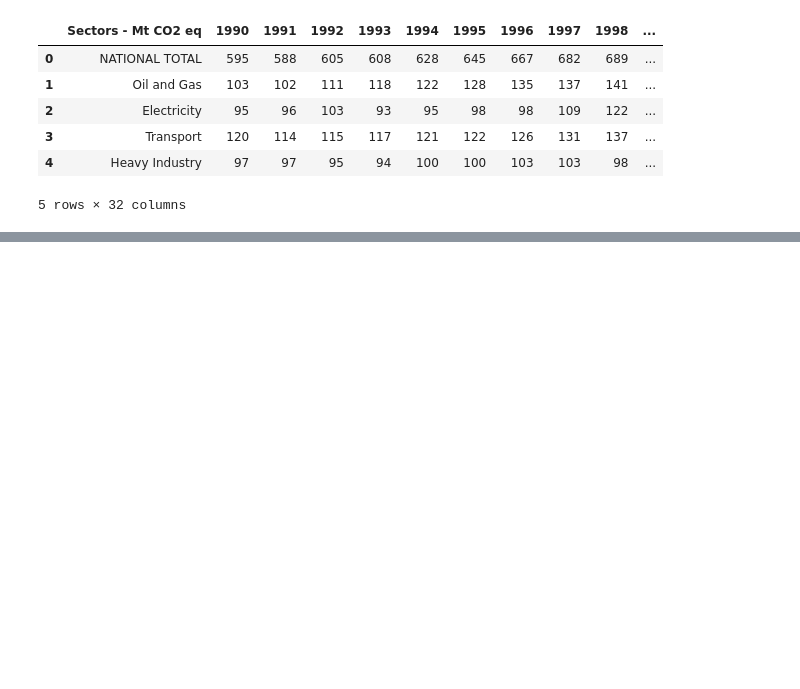
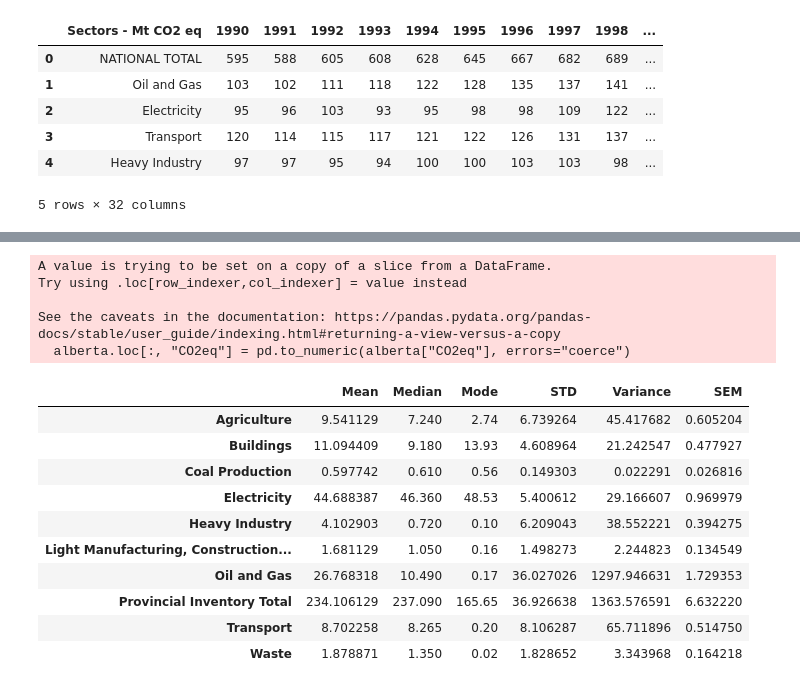
Before and after one commit to fabiomarcullo/Project_1_Climate_Action_Goals, a Jupyter notebook: Project_Sustainability_Data.ipynb, the cells around one changed output, grey strips where cells are left out. Saved outputs shown, nothing was run; the diff lists cells and outputs as text; code cells hidden in the pictures; blank space fills up the shorter version.

```diff
--- a/Project_Sustainability_Data.ipynb
+++ b/Project_Sustainability_Data.ipynb
@@ -128,0 +115,43 @@ Provices_Result.head(20)
+# %%
+alberta = provices_result[provices_result["Region"] == "Alberta"]
+ontario = provices_result[provices_result["Region"] == "Ontario"]
+quebec = provices_result[provices_result["Region"] == "Quebec"]
+
+alberta.loc[:, "CO2eq"] = pd.to_numeric(alberta["CO2eq"], errors="coerce")
+
+alberta_scores_mean = alberta.groupby(["Source"])["CO2eq"].mean()
+alberta_scores_median = alberta.groupby(["Source"]).median()
+alberta_scores_mode = alberta.groupby(["Source"])["CO2eq"].apply(lambda x: x.mode()[0])
+alberta_scores_std = alberta.groupby(["Source"])["CO2eq"].std()
+alberta_scores_var = alberta.groupby(["Source"])["CO2eq"].var()
+alberta_scores_sem = alberta.groupby(["Source"])["CO2eq"].sem()
+
+alberta_scores = pd.DataFrame({
+    "Mean": alberta_scores_mean,
+    "Median": alberta_scores_median["CO2eq"],
+    "Mode": alberta_scores_mode,
+    "STD": alberta_scores_std,
+    "Variance": alberta_scores_var,
+    "SEM": alberta_scores_sem
+})
+
+alberta_scores.index.name = None
+
+alberta_scores
+# %% [output]
+A value is trying to be set on a copy of a slice from a DataFrame.
+Try using .loc[row_indexer,col_indexer] = value instead
+
+See the caveats in the documentation: https://pandas.pydata.org/pandas-docs/stable/user_guide/indexing.html#returning-a-view-versus-a-copy
+  alberta.loc[:, "CO2eq"] = pd.to_numeric(alberta["CO2eq"], errors="coerce")
+|  | Mean | Median | Mode | STD | Variance | SEM |
+| Agriculture | 9.541129 | 7.240 | 2.74 | 6.739264 | 45.417682 | 0.605204 |
+| Buildings | 11.094409 | 9.180 | 13.93 | 4.608964 | 21.242547 | 0.477927 |
+| Coal Production | 0.597742 | 0.610 | 0.56 | 0.149303 | 0.022291 | 0.026816 |
+| Electricity | 44.688387 | 46.360 | 48.53 | 5.400612 | 29.166607 | 0.969979 |
+| Heavy Industry | 4.102903 | 0.720 | 0.10 | 6.209043 | 38.552221 | 0.394275 |
+| Light Manufacturing, Construction... | 1.681129 | 1.050 | 0.16 | 1.498273 | 2.244823 | 0.134549 |
+| Oil and Gas | 26.768318 | 10.490 | 0.17 | 36.027026 | 1297.946631 | 1.729353 |
+| Provincial Inventory Total | 234.106129 | 237.090 | 165.65 | 36.926638 | 1363.576591 | 6.632220 |
+| Transport | 8.702258 | 8.265 | 0.20 | 8.106287 | 65.711896 | 0.514750 |
+| Waste | 1.878871 | 1.350 | 0.02 | 1.828652 | 3.343968 | 0.164218 |
```
Also changed, not shown: parts of 8 cells of this notebook.
